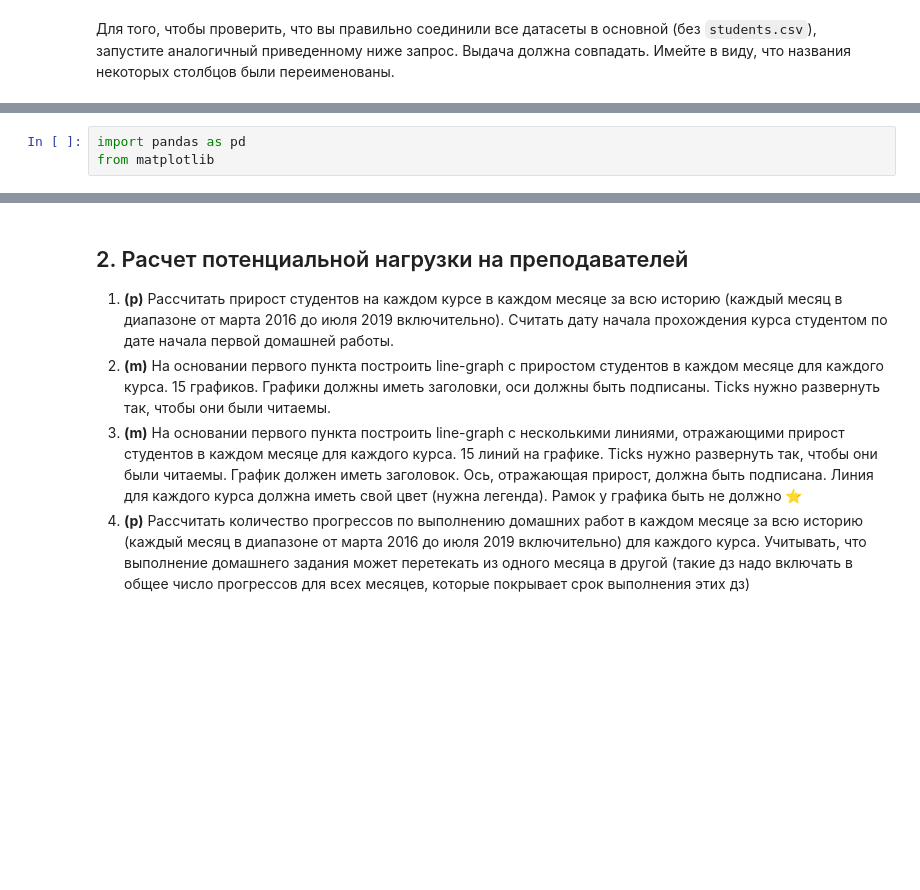
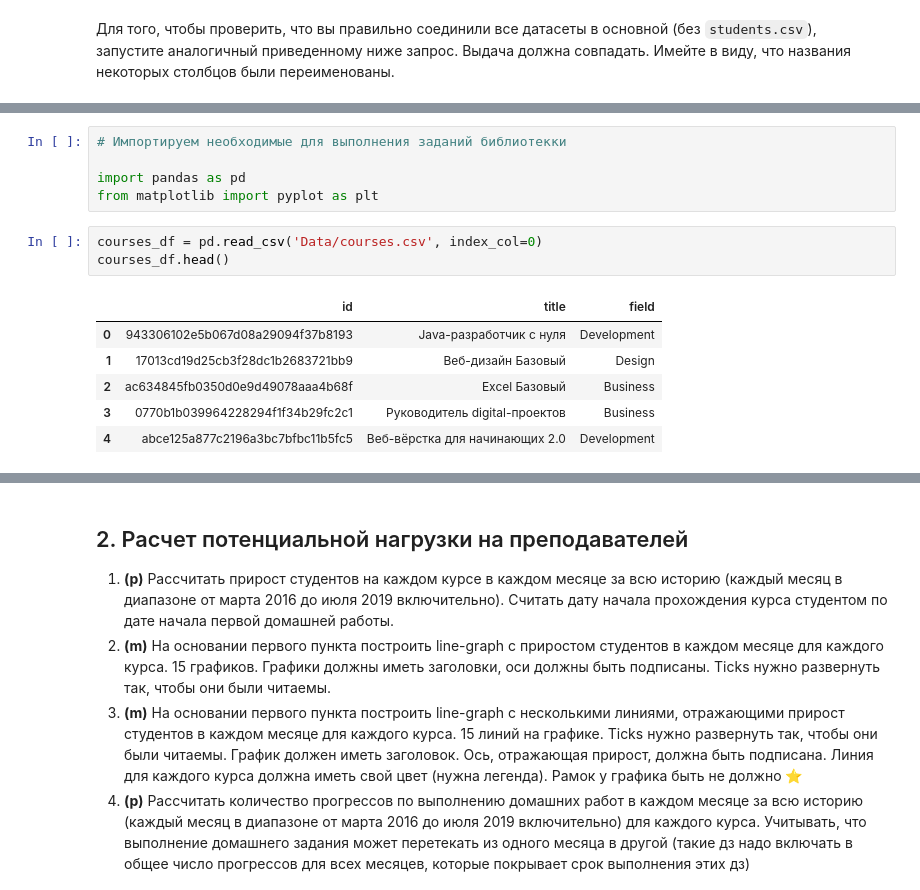
Before and after one commit to vegorovmsk/skillbox_ds_analytics_project_1, a Jupyter notebook: Coursework_analytics_1.ipynb, the cells around one changed output, grey strips where cells are left out. Drawn from its saved outputs; the diff is of its cells as text; blank space fills up the shorter version.

```diff
--- a/Coursework_analytics_1.ipynb
+++ b/Coursework_analytics_1.ipynb
@@ -100,6 +100,18 @@ main[main.student_id == '768c2987a744c51ce64a5993a2a94eaf'] # проверка
 | 155024 | c90ebe1431eac5cbb11692100b7a0f8d | 1 | 6 | done | 2018-06-19 18:35:38.884217+00 | 2018-06-19 18:37:11.155066+00 | 768c2987a744c51ce64a5993a2a94eaf | e9bb9205eeed307ee7cbaa08bfd166c3 | ... |
 | 155025 | c90ebe1431eac5cbb11692100b7a0f8d | 1 | 4 | done | 2018-06-19 15:39:53.923777+00 | 2018-06-19 18:10:52.1737+00 | 768c2987a744c51ce64a5993a2a94eaf | e9bb9205eeed307ee7cbaa08bfd166c3 | ... |
 | 155026 | c90ebe1431eac5cbb11692100b7a0f8d | 1 | 2 | done | 2018-06-19 14:56:16.570129+00 | 2018-06-19 15:08:13.930725+00 | 768c2987a744c51ce64a5993a2a94eaf | e9bb9205eeed307ee7cbaa08bfd166c3 | ... |
-# %%
-import pandas as pd
-from matplotlib
+# %%
+# Импортируем необходимые для выполнения заданий библиотекки
+
+import pandas as pd
+from matplotlib import pyplot as plt
+# %%
+courses_df = pd.read_csv('Data/courses.csv', index_col=0)
+courses_df.head()
+# %% [output]
+|  | id | title | field |
+| 0 | 943306102e5b067d08a29094f37b8193 | Java-разработчик c нуля | Development |
+| 1 | 17013cd19d25cb3f28dc1b2683721bb9 | Веб-дизайн Базовый | Design |
+| 2 | ac634845fb0350d0e9d49078aaa4b68f | Excel Базовый | Business |
+| 3 | 0770b1b039964228294f1f34b29fc2c1 | Руководитель digital-проектов | Business |
+| 4 | abce125a877c2196a3bc7bfbc11b5fc5 | Веб-вёрстка для начинающих 2.0 | Development |
```
Also changed, not shown: parts of 8 cells of this notebook.
